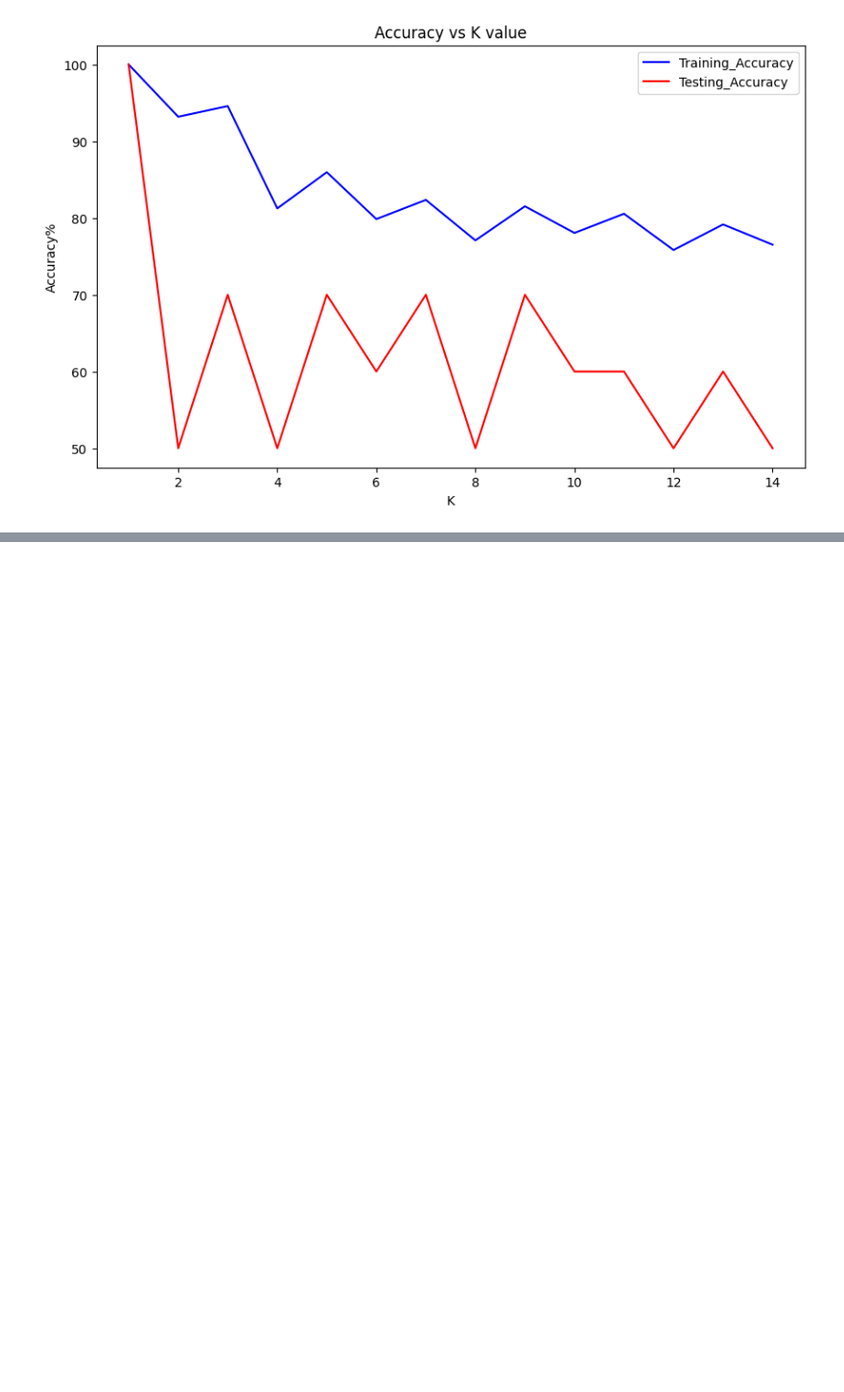
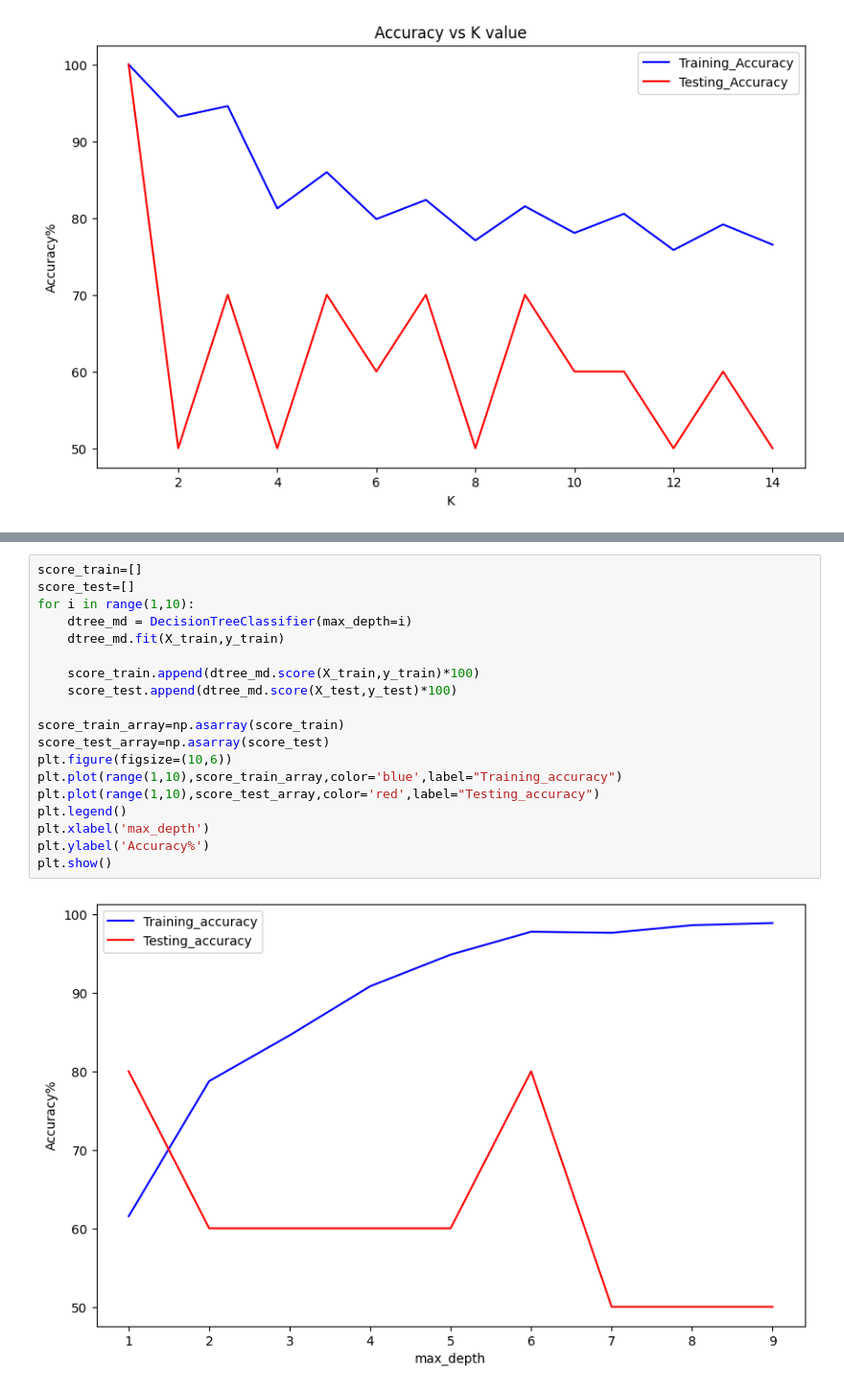
Before and after one commit to Dominique3d/Tarea-1-MachineLearning, a Jupyter notebook: SVM-KNN.ipynb, the cells around one changed output, grey strips where cells are left out. Shown at 96% size. Cells and saved outputs as stored; diff of their text form; blank space fills up the shorter version.

```diff
--- a/SVM-KNN.ipynb
+++ b/SVM-KNN.ipynb
@@ -215,0 +216,21 @@ plt.show()
+# %%
+score_train=[]
+score_test=[]
+for i in range(1,10):
+    dtree_md = DecisionTreeClassifier(max_depth=i)
+    dtree_md.fit(X_train,y_train)
+
+    score_train.append(dtree_md.score(X_train,y_train)*100)
+    score_test.append(dtree_md.score(X_test,y_test)*100)
+
+score_train_array=np.asarray(score_train)
+score_test_array=np.asarray(score_test)
+plt.figure(figsize=(10,6))
+plt.plot(range(1,10),score_train_array,color='blue',label="Training_accuracy")
+plt.plot(range(1,10),score_test_array,color='red',label="Testing_accuracy")
+plt.legend()
+plt.xlabel('max_depth')
+plt.ylabel('Accuracy%')
+plt.show()
+# %% [output]
+[figure, added]
```
Also changed, not shown: parts of 5 cells of this notebook.
